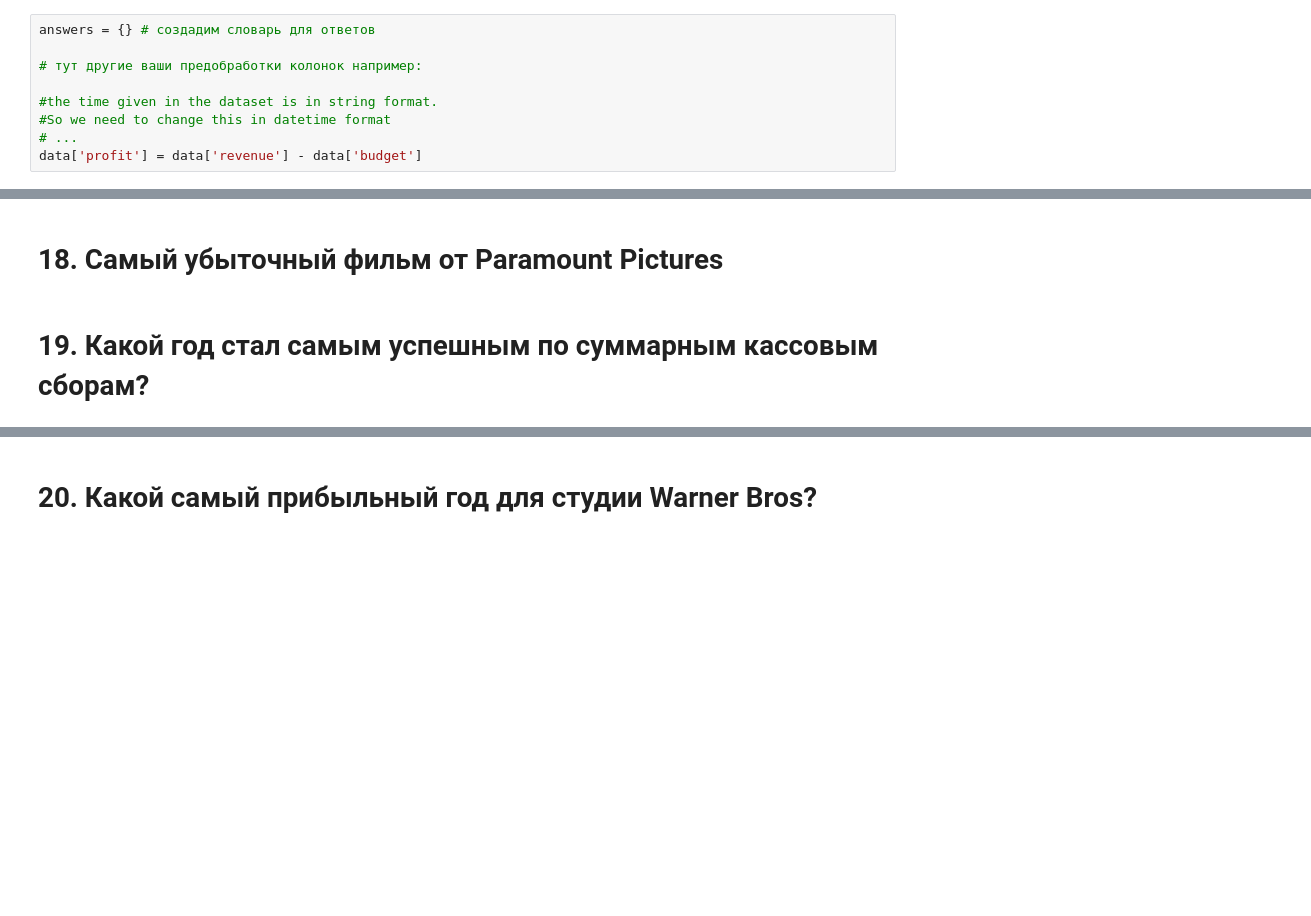
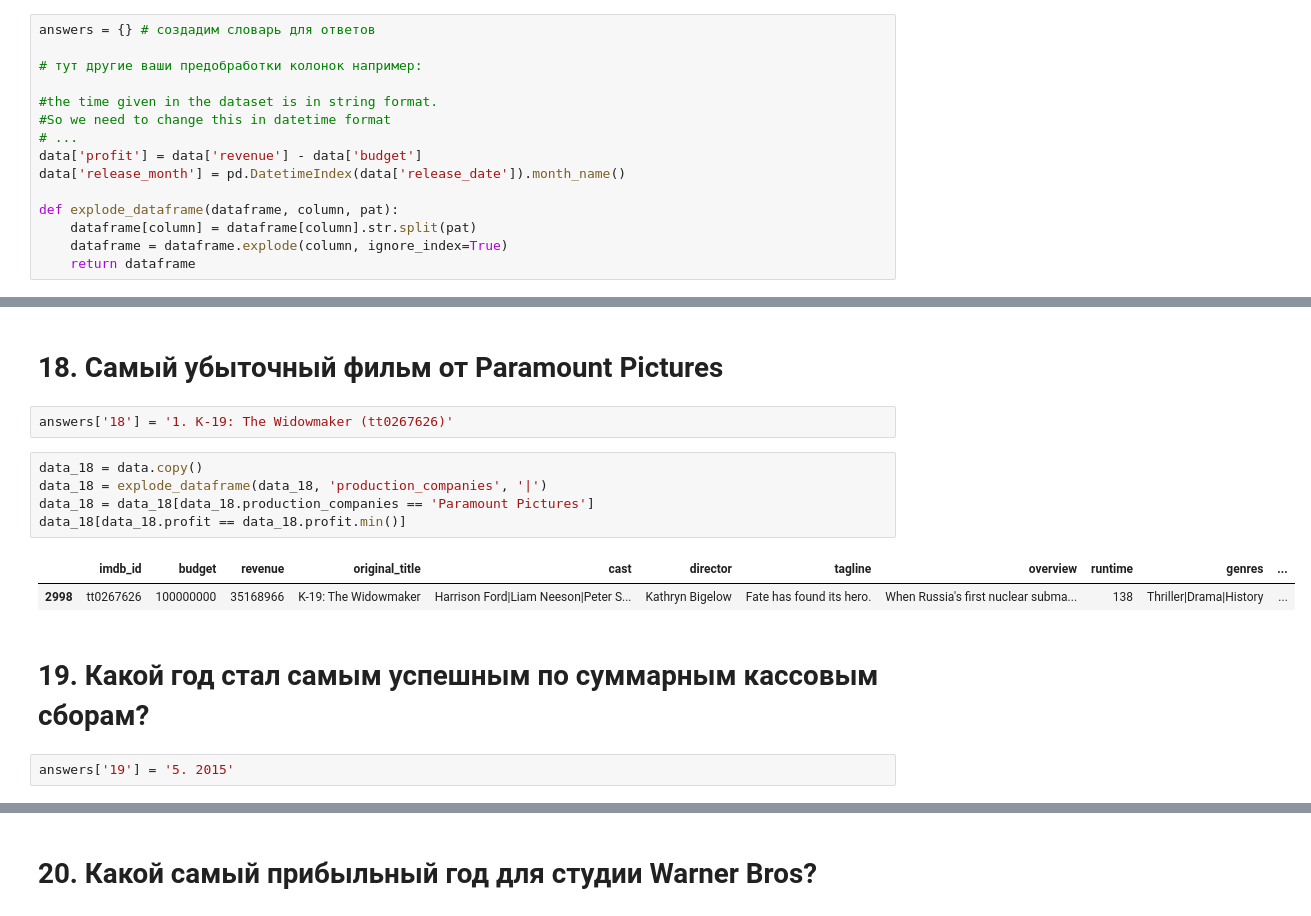
Before and after one commit to AlekseyOlenich/01_python-exam, a Jupyter notebook: Movies_IMBD_v4.1_TEMPLATE.ipynb, the cells around one changed output, grey strips where cells are left out. Cells and saved outputs as stored; diff of their text form; blank space fills up the shorter version.

Commit message:
Add answers from 12 to 22

```diff
--- a/Movies_IMBD_v4.1_TEMPLATE.ipynb
+++ b/Movies_IMBD_v4.1_TEMPLATE.ipynb
@@ -37,6 +37,12 @@ answers = {} # создадим словарь для ответов
 #So we need to change this in datetime format
 # ...
 data['profit'] = data['revenue'] - data['budget']
+data['release_month'] = pd.DatetimeIndex(data['release_date']).month_name()
+
+def explode_dataframe(dataframe, column, pat):
+    dataframe[column] = dataframe[column].str.split(pat)
+    dataframe = dataframe.explode(column, ignore_index=True)
+    return dataframe
 # %% [markdown]
 # 1. У какого фильма из списка самый большой бюджет?
 # %% [markdown]
@@ -200,4 +325,16 @@ Name: imdb_id, Length: 652, dtype: int64
 # %% [markdown]
 # 18. Самый убыточный фильм от Paramount Pictures
+# %%
+answers['18'] = '1. K-19: The Widowmaker (tt0267626)'
+# %%
+data_18 = data.copy()
+data_18 = explode_dataframe(data_18, 'production_companies', '|')
+data_18 = data_18[data_18.production_companies == 'Paramount Pictures']
+data_18[data_18.profit == data_18.profit.min()]
+# %% [output]
+|  | imdb_id | budget | revenue | original_title | cast | director | tagline | overview | runtime | genres | ... |
+| 2998 | tt0267626 | 100000000 | 35168966 | K-19: The Widowmaker | Harrison Ford|Liam Neeson|Peter S... | Kathryn Bigelow | Fate has found its hero. | When Russia's first nuclear subma... | 138 | Thriller|Drama|History | ... |
 # %% [markdown]
 # 19. Какой год стал самым успешным по суммарным кассовым сборам?
+# %%
+answers['19'] = '5. 2015'
```
Also changed, not shown: parts of 25 cells of this notebook.
